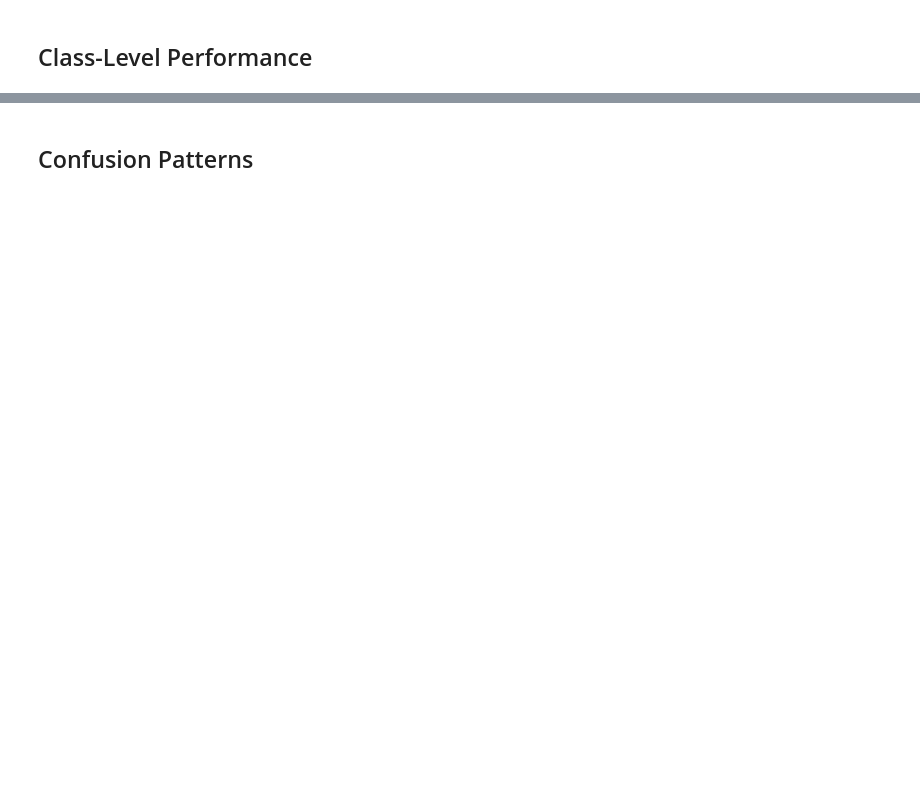
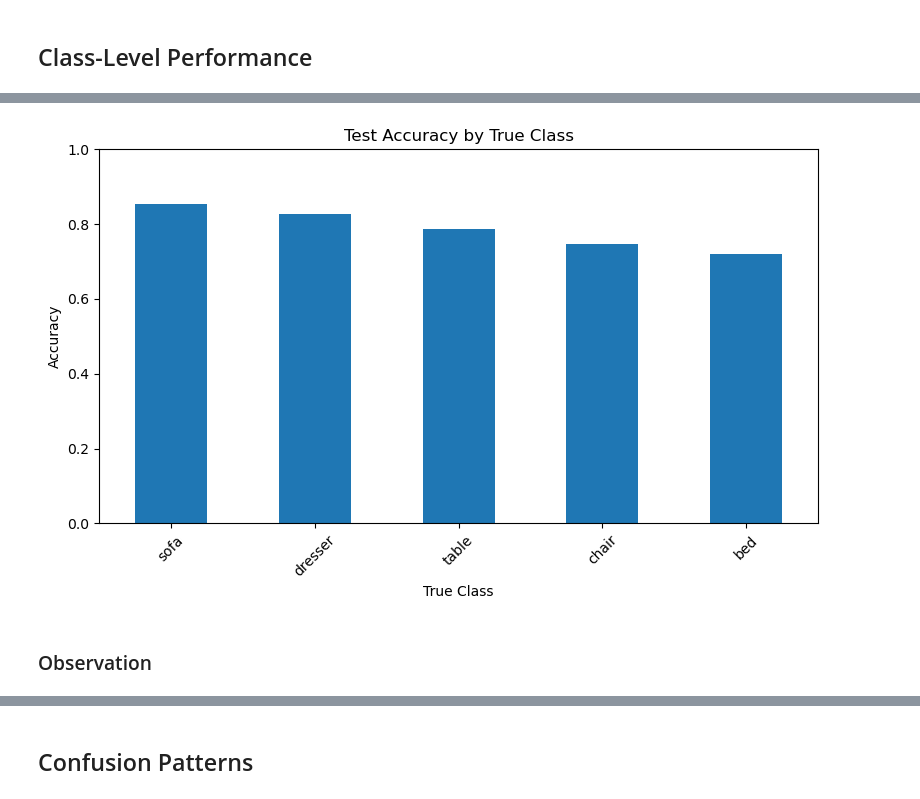
Before and after one commit to Vanya2307/Furniture-Sketch-Classifier, a Jupyter notebook: notebooks/05_analysis_results.ipynb, the cells around one changed output, grey strips where cells are left out. Cells and saved outputs as stored; diff of their text form; code cells hidden in the pictures; blank space fills up the shorter version.

```diff
--- a/notebooks/05_analysis_results.ipynb
+++ b/notebooks/05_analysis_results.ipynb
@@ -116,0 +186,14 @@ There are **295 correct predictions** and **80 incorrect predictions**. These in
+# %%
+class_performance = (
+    test_predictions_df
+    .groupby("true_label")["correct"]
+    .agg(["sum", "count", "mean"])
+    .rename(columns={
+        "sum": "correct_predictions",
+        "count": "total_samples",
+        "mean": "class_accuracy"
+    })
+    .sort_values(by="class_accuracy", ascending=False)
+)
+
+class_performance
@@ -116,0 +208,17 @@ There are **295 correct predictions** and **80 incorrect predictions**. These in
+# %%
+fig, ax = plt.subplots(figsize=(8, 5))
+
+class_performance["class_accuracy"].plot(kind="bar", ax=ax)
+
+ax.set_title("Test Accuracy by True Class")
+ax.set_xlabel("True Class")
+ax.set_ylabel("Accuracy")
+ax.set_ylim(0, 1)
+ax.tick_params(axis="x", rotation=45)
+
+plt.tight_layout()
+plt.show()
+# %% [output]
+[figure, added]
+# %% [markdown]
+### Observation
```
Also changed, not shown: parts of 19 cells of this notebook.
